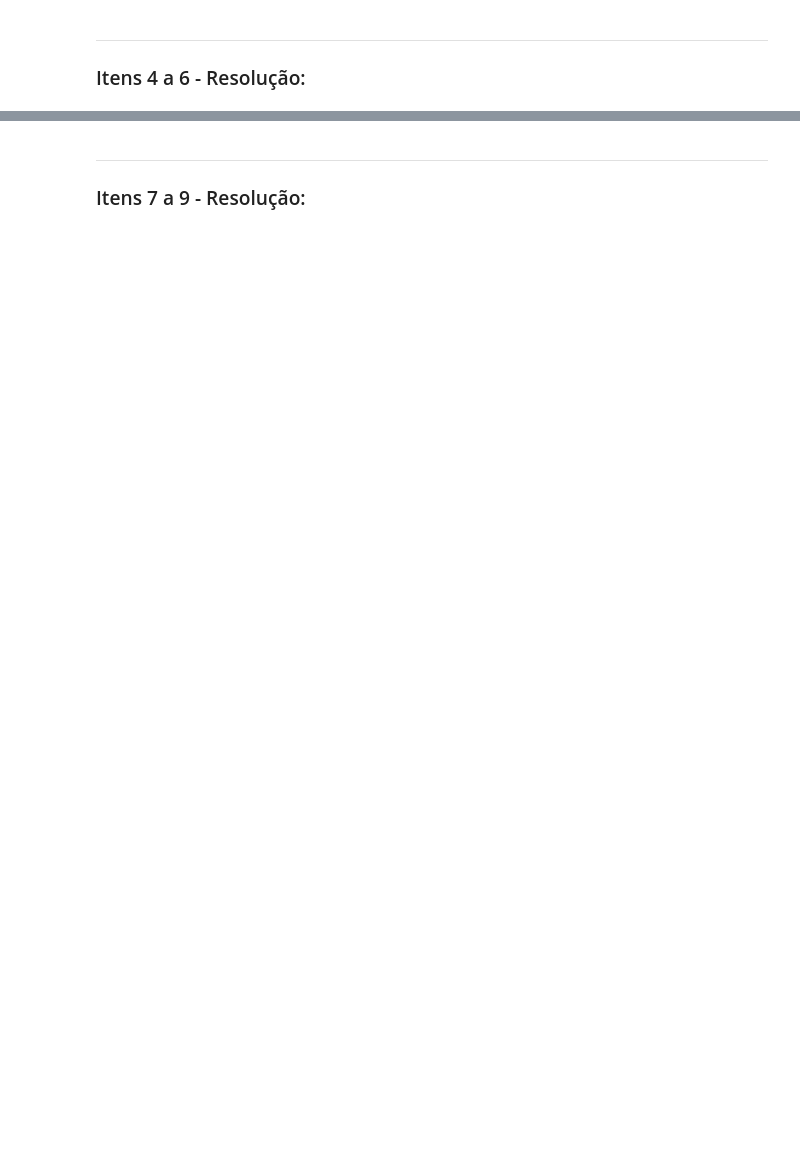
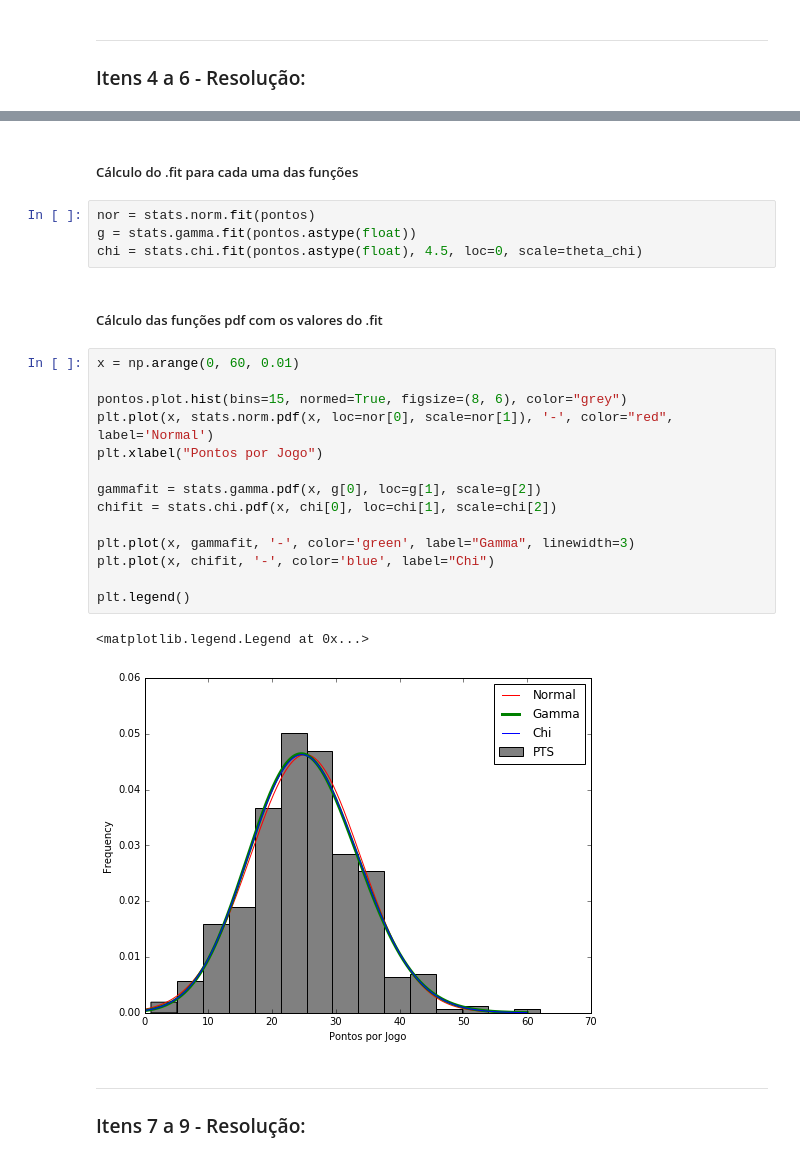
Before and after one commit to guigs10mil/CD, a Jupyter notebook: MiniProjeto1/Guilherme-MiniProjeto1.ipynb, the cells around one changed output, grey strips where cells are left out. Cells and saved outputs as stored; diff of their text form; blank space fills up the shorter version.

```diff
--- a/MiniProjeto1/Guilherme-MiniProjeto1.ipynb
+++ b/MiniProjeto1/Guilherme-MiniProjeto1.ipynb
@@ -99,3 +118,28 @@ ___
+# %% [markdown]
+##### Cálculo do .fit para cada uma das funções
+# %%
+nor = stats.norm.fit(pontos)
+g = stats.gamma.fit(pontos.astype(float))
+chi = stats.chi.fit(pontos.astype(float), 4.5, loc=0, scale=theta_chi)
+# %% [markdown]
+##### Cálculo das funções pdf com os valores do .fit
+# %%
+x = np.arange(0, 60, 0.01)
+
+pontos.plot.hist(bins=15, normed=True, figsize=(8, 6), color="grey")
+plt.plot(x, stats.norm.pdf(x, loc=nor[0], scale=nor[1]), '-', color="red", label='Normal')
+plt.xlabel("Pontos por Jogo")
+
+gammafit = stats.gamma.pdf(x, g[0], loc=g[1], scale=g[2])
+chifit = stats.chi.pdf(x, chi[0], loc=chi[1], scale=chi[2])
+
+plt.plot(x, gammafit, '-', color='green', label="Gamma", linewidth=3)
+plt.plot(x, chifit, '-', color='blue', label="Chi")
+
+plt.legend()
+# %% [output]
+<matplotlib.legend.Legend at 0x...>
+[figure, added]
 # %% [markdown]
 ___
 ### Itens 7 a 9 - Resolução:
```
Also changed, not shown: parts of 17 cells of this notebook.
